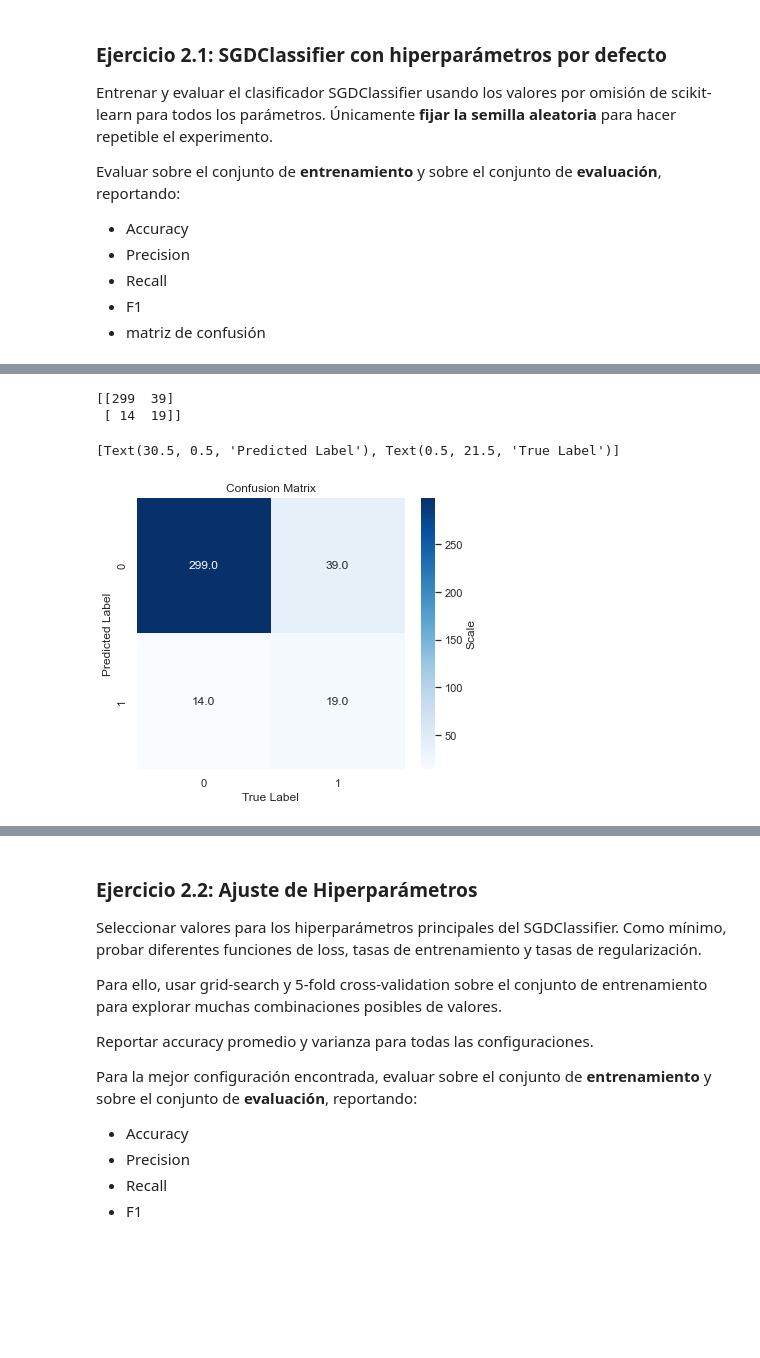
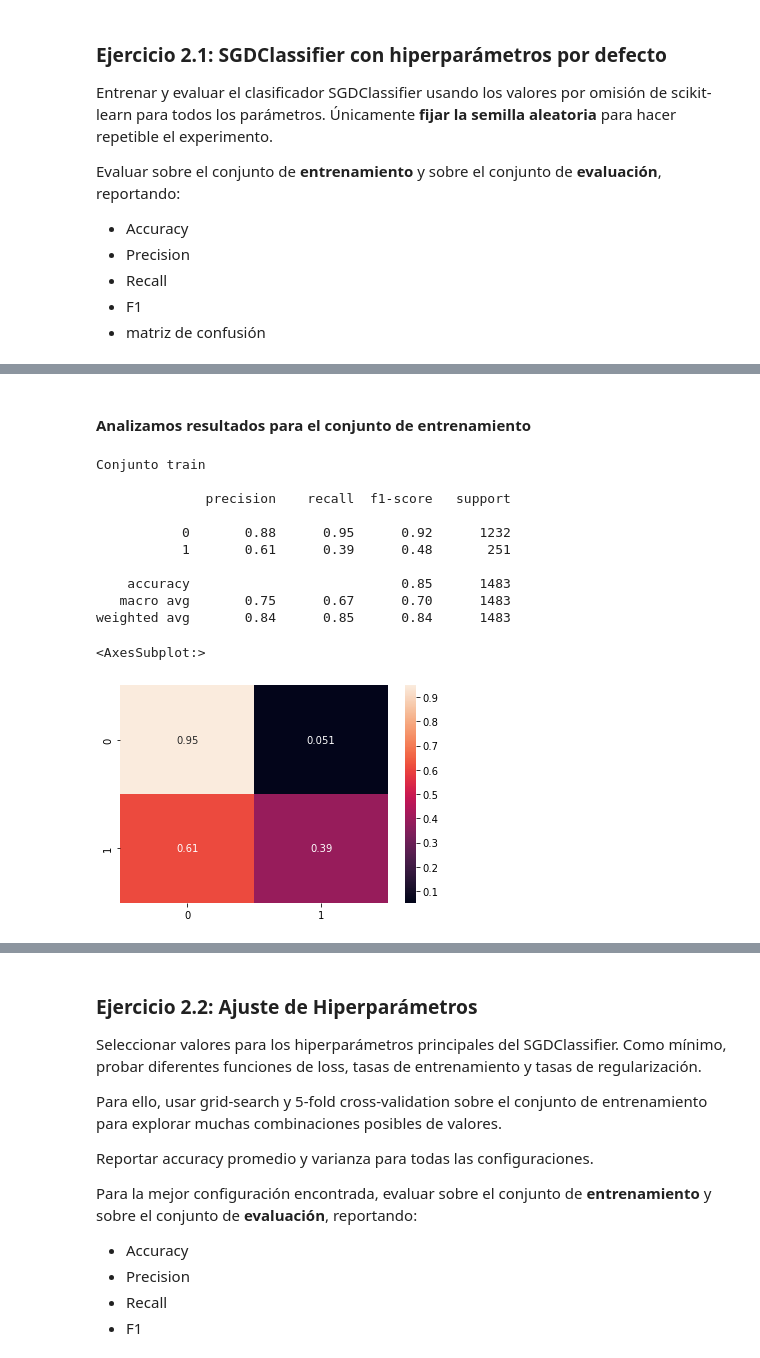
Before and after one commit to donlucas1/Grupo10, a Jupyter notebook: introml/Grupo_10_IntroML_Entregable_Parte_2.ipynb, the cells around one changed output, grey strips where cells are left out. Saved outputs shown, nothing was run; the diff lists cells and outputs as text; code cells hidden in the pictures; blank space fills up the shorter version.

```diff
--- a/introml/Grupo_10_IntroML_Entregable_Parte_2.ipynb
+++ b/introml/Grupo_10_IntroML_Entregable_Parte_2.ipynb
@@ -146,4 +110,0 @@ SGDClassifier(random_state=42)
-# %%
-model1=Pipeline([('standardscaler', StandardScaler()), ('model',SGDClassifier(random_state=5))])
-
-model1.fit(X_train, y_train)
@@ -195,14 +110,0 @@ print(cm.T)
-# %%
-sns.set(color_codes=True)
-plt.figure(1, figsize=(6, 5))
-
-plt.title("Matriz de Confusión" )
-# define labels
-labels = ["0", "1"]
-sns.set(font_scale=1)
-ax = sns.heatmap(cm.T, annot=True, fmt='.1f', cmap="Blues", cbar_kws={'label': 'Scale'})
-
-ax.set_xticklabels(labels)
-ax.set_yticklabels(labels)
-
-ax.set(ylabel="Predicted Label", xlabel="True Label")
@@ -248,24 +111,27 @@ weighted avg       0.84      0.86      0.84       371
-# %%
-from sklearn.metrics import confusion_matrix
-cm1 = confusion_matrix(y_test, ypred)
-print(cm1.T)
-# %% [output]
-[[299  39]
- [ 14  19]]
-# %%
-sns.set(color_codes=True)
-plt.figure(1, figsize=(6, 5))
-
-plt.title("Confusion Matrix" )
-# define labels
-labels = ["0", "1"]
-sns.set(font_scale=1)
-ax = sns.heatmap(cm1.T, annot=True, fmt='.1f', cmap="Blues", cbar_kws={'label': 'Scale'})
-
-ax.set_xticklabels(labels)
-ax.set_yticklabels(labels)
-
-ax.set(ylabel="Predicted Label", xlabel="True Label")
-# %% [output]
-[Text(30.5, 0.5, 'Predicted Label'), Text(0.5, 21.5, 'True Label')]
-[figure, removed]
+# %%
+clf = SGDClassifier(random_state= 5)
+scaler = StandardScaler()
+model = make_pipeline(scaler, clf)
+model = model.fit(X_train, y_train)
+# %% [markdown]
+#### Analizamos resultados para el conjunto de entrenamiento
+# %%
+y_pred_train = model.predict(X_train)
+cm= confusion_matrix(y_train, y_pred_train)
+print('Conjunto train \n')
+print(classification_report(y_train, y_pred_train))
+
+sns.heatmap(confusion_matrix(y_train, y_pred_train, normalize = 'true'), annot= True)
+# %% [output]
+Conjunto train
+
+              precision    recall  f1-score   support
+
+           0       0.88      0.95      0.92      1232
+           1       0.61      0.39      0.48       251
+
+    accuracy                           0.85      1483
+   macro avg       0.75      0.67      0.70      1483
+weighted avg       0.84      0.85      0.84      1483
+<AxesSubplot:>
+[figure, added]
```
Also changed, not shown: parts of 78 cells of this notebook, 1 other file.
